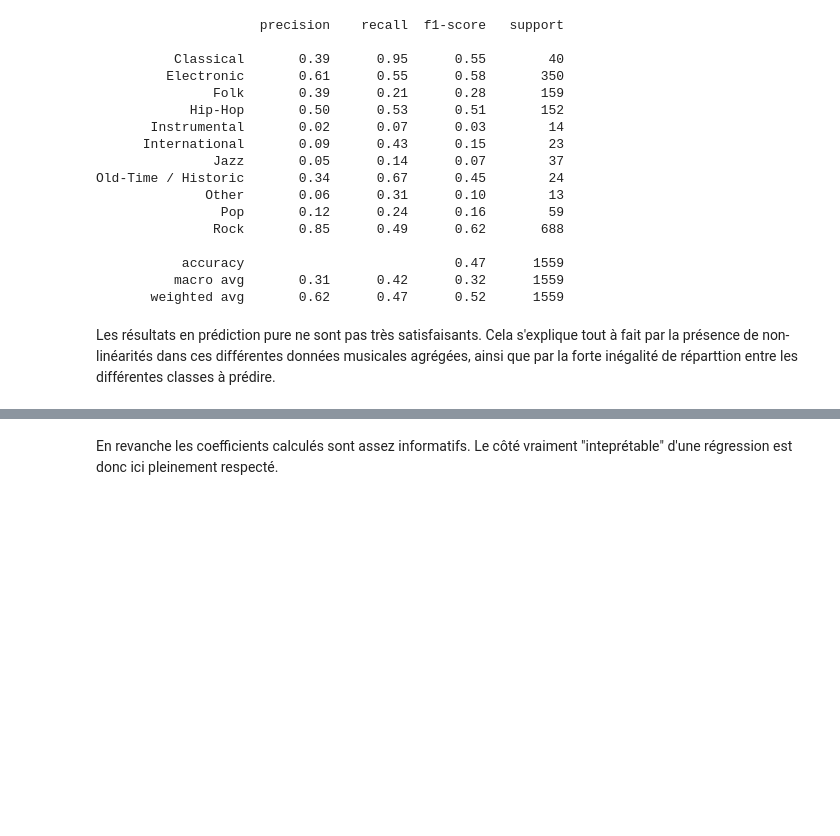
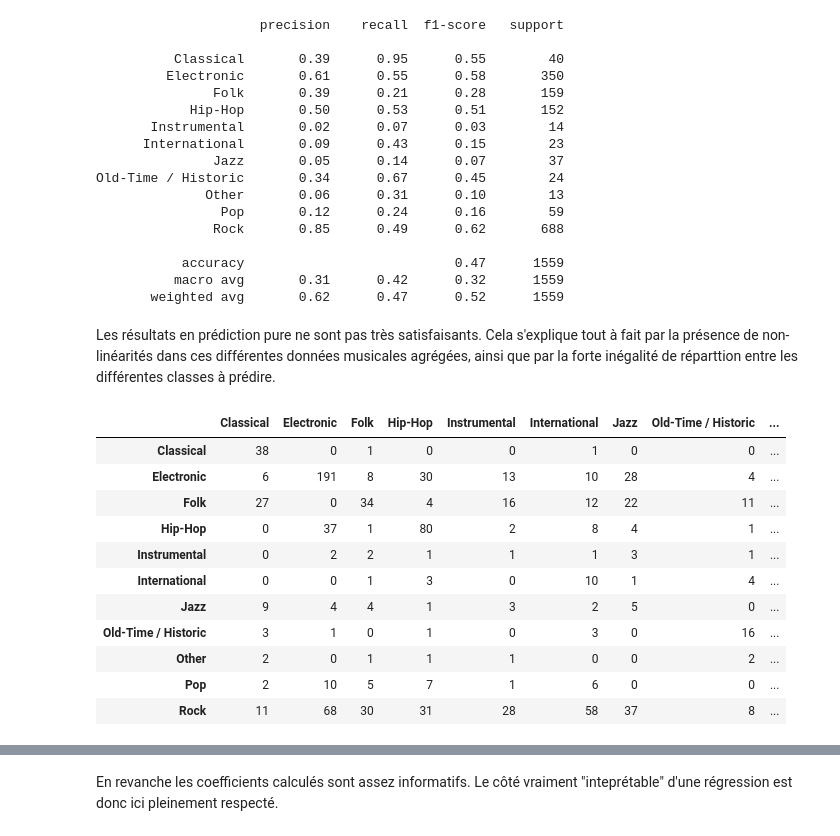
Before and after one commit to refouch/applied-statistical-learning, a Jupyter notebook: logreg.ipynb, the cells around one changed output, grey strips where cells are left out. Drawn from its saved outputs; the diff is of its cells as text; code cells hidden in the pictures; blank space fills up the shorter version.

```diff
--- a/logreg.ipynb
+++ b/logreg.ipynb
@@ -225,6 +225,28 @@ Old-Time / Historic       0.34      0.67      0.45        24
        weighted avg       0.62      0.47      0.52      1559
 # %% [markdown]
 Les résultats en prédiction pure ne sont pas très satisfaisants. Cela s'explique tout à fait par la présence de non-linéarités dans ces différentes données musicales agrégées, ainsi que par la forte inégalité de réparttion entre les différentes classes à prédire.
+# %%
+from sklearn.metrics import confusion_matrix
+cm = confusion_matrix(y_test, y_pred)
+
+labels = ['Classical','Electronic','Folk','Hip-Hop','Instrumental','International','Jazz','Old-Time / Historic','Other','Pop','Rock']
+
+cm_df = pd.DataFrame(cm,index=labels,columns=labels)
+
+cm_df
+# %% [output]
+|  | Classical | Electronic | Folk | Hip-Hop | Instrumental | International | Jazz | Old-Time / Historic | ... |
+| Classical | 38 | 0 | 1 | 0 | 0 | 1 | 0 | 0 | ... |
+| Electronic | 6 | 191 | 8 | 30 | 13 | 10 | 28 | 4 | ... |
+| Folk | 27 | 0 | 34 | 4 | 16 | 12 | 22 | 11 | ... |
+| Hip-Hop | 0 | 37 | 1 | 80 | 2 | 8 | 4 | 1 | ... |
+| Instrumental | 0 | 2 | 2 | 1 | 1 | 1 | 3 | 1 | ... |
+| International | 0 | 0 | 1 | 3 | 0 | 10 | 1 | 4 | ... |
+| Jazz | 9 | 4 | 4 | 1 | 3 | 2 | 5 | 0 | ... |
+| Old-Time / Historic | 3 | 1 | 0 | 1 | 0 | 3 | 0 | 16 | ... |
+| Other | 2 | 0 | 1 | 1 | 1 | 0 | 0 | 2 | ... |
+| Pop | 2 | 10 | 5 | 7 | 1 | 6 | 0 | 0 | ... |
+| Rock | 11 | 68 | 30 | 31 | 28 | 58 | 37 | 8 | ... |
 # %%
 # Coefficients claculés pour chaque classe
 feature_names = X_train.columns
```
Also changed, not shown: 1 other file.
